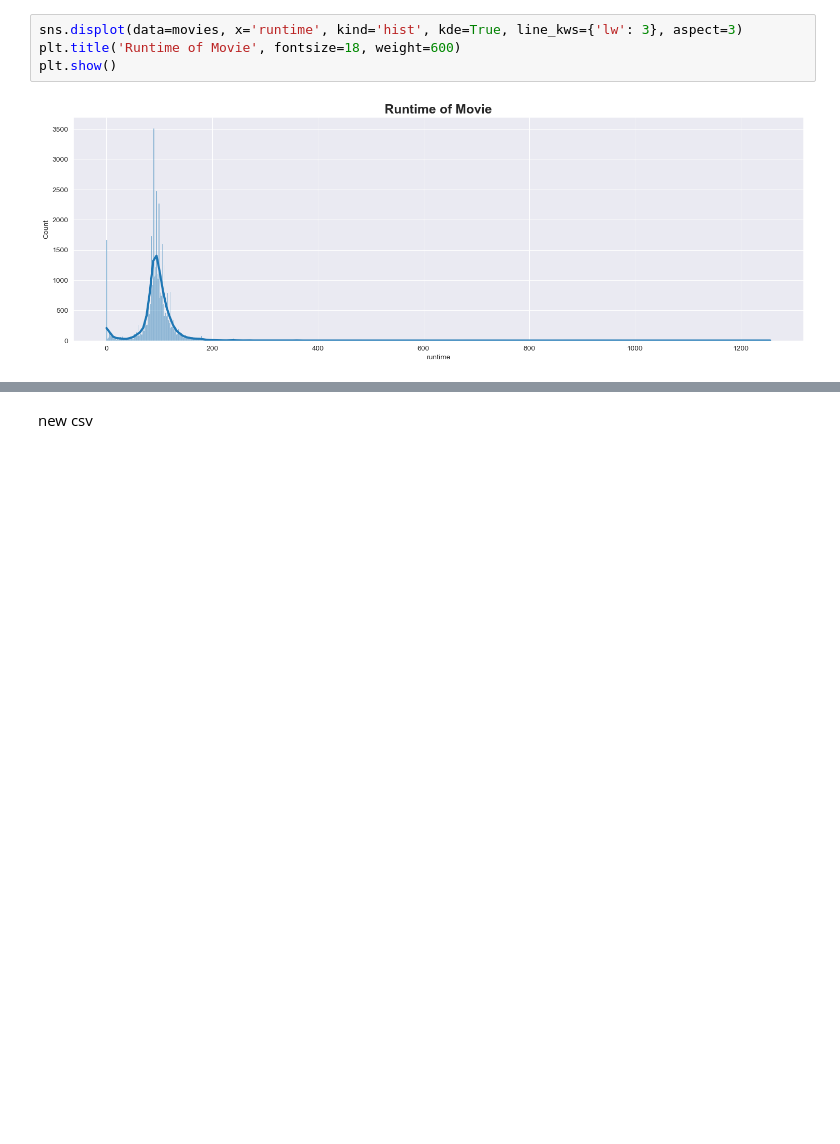
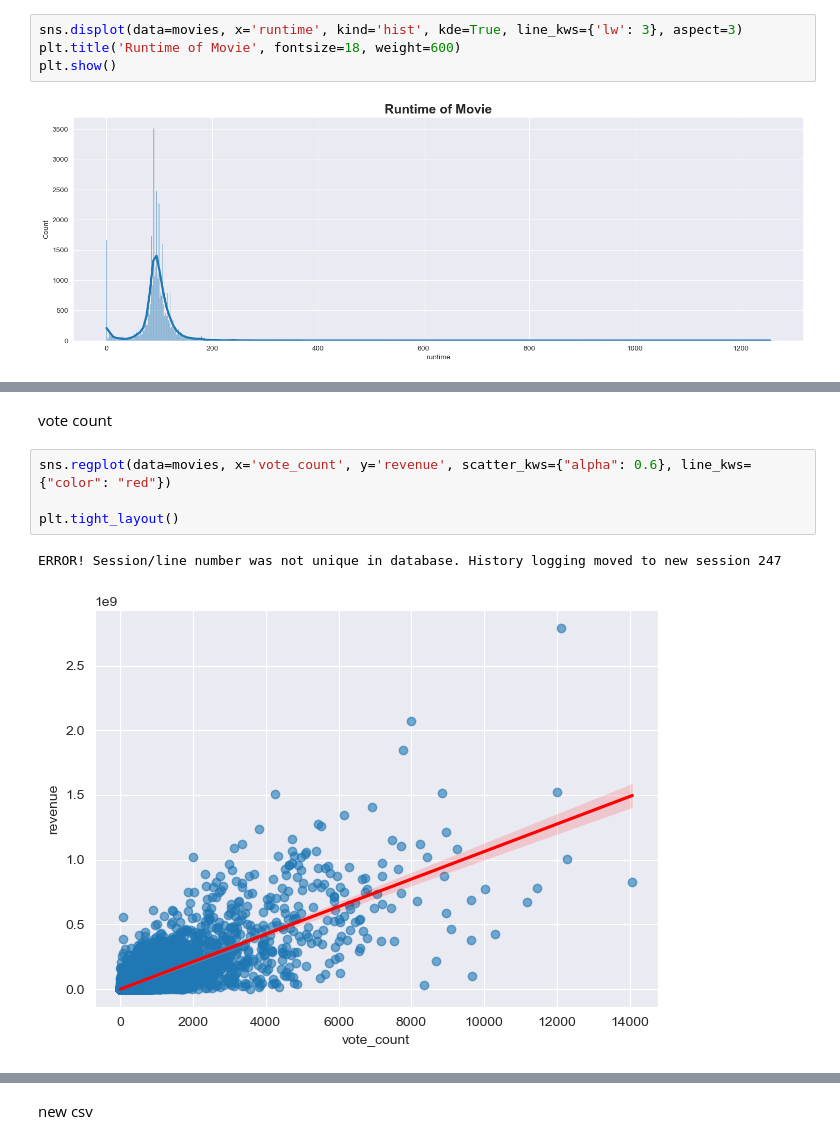
Before and after one commit to MohammadMahdiRazavi/Movie-Recommendation-System, a Jupyter notebook: src/notebooks/MovieEDA.ipynb, the cells around one changed output, grey strips where cells are left out. Saved outputs shown, nothing was run; the diff lists cells and outputs as text; blank space fills up the shorter version.

```diff
--- a/src/notebooks/MovieEDA.ipynb
+++ b/src/notebooks/MovieEDA.ipynb
@@ -187,0 +198,9 @@ plt.show()
+# %% [markdown]
+vote count
+# %%
+sns.regplot(data=movies, x='vote_count', y='revenue', scatter_kws={"alpha": 0.6}, line_kws={"color": "red"})
+
+plt.tight_layout()
+# %% [output]
+ERROR! Session/line number was not unique in database. History logging moved to new session 247
+[figure, added]
```
Also changed, not shown: parts of 7 cells of this notebook.
